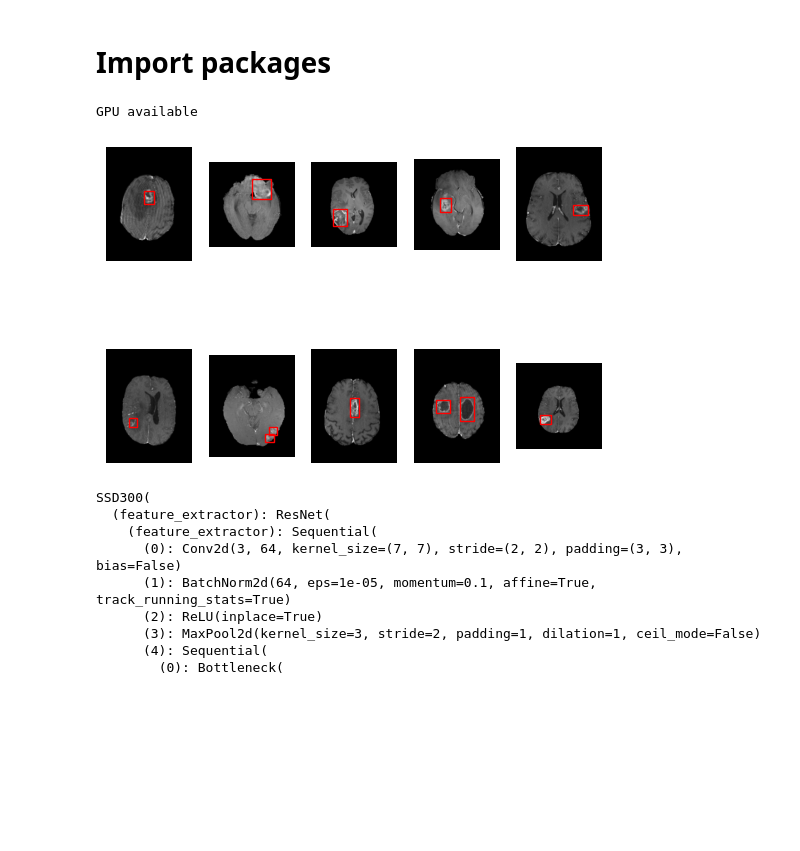
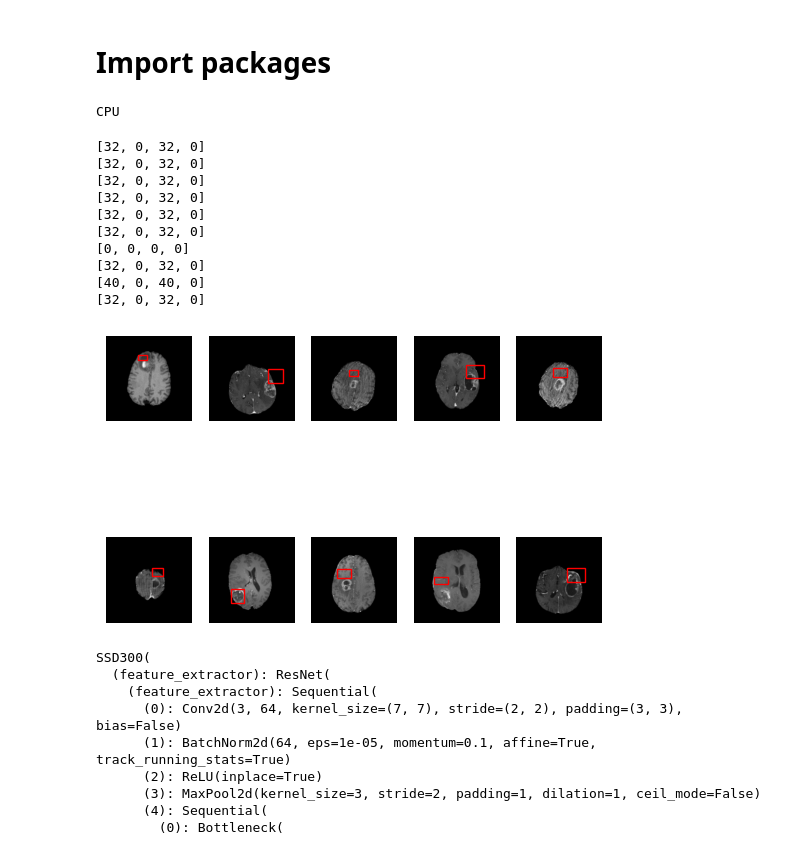
Before and after one commit to nellynygren/TumorDetection, a Jupyter notebook: tumor_detect/tumor_detect.ipynb, the cells around one changed output. Saved outputs shown, nothing was run; the diff lists cells and outputs as text; code cells hidden in the pictures; blank space fills up the shorter version.

Commit message:
Add function for padding images to squares

```diff
--- a/tumor_detect/tumor_detect.ipynb
+++ b/tumor_detect/tumor_detect.ipynb
@@ -51,8 +56,10 @@ with zipfile.ZipFile("data.zip","r") as zip_ref:
 # %%
 if torch.cuda.is_available():
   print("GPU available")
+else:
+  print("CPU")
 # %% [output]
-GPU available
+CPU
 # %%
 dataset_path = './input/brain-tumor-object-detection-datasets/axial_t1wce_2_class/'
 #dataset_path = './input/brain-tumor-object-detection-datasets/coronal_t1wce_2_class/'
@@ -70,38 +78,64 @@ train_labels = os.listdir(train_label_path)
 test_images = os.listdir(test_im_path)
 test_labels = os.listdir(test_label_path)
 # %%
+# Make this into a class method when want to use as a transform
+def pad2square(image):
+    max_size = max(image.size)
+    pad_left,pad_top = [(max_size - s)//2 for s in image.size]
+    pad_right,pad_bottom = [(max_size - (s + pad)) for s, pad in zip(image.size, [pad_left, pad_top])]
+    pad = [pad_left, pad_top, pad_right, pad_bottom]
+    print(pad)
+    image = T.functional.pad(image,pad,0,'constant')
+    return image
+
 def plot_images_bb():
     plt.Figure(figsize=(100,50))
     for i, c in enumerate(np.random.randint(0, len(train_labels), size=10), start=1):
         ax=plt.subplot(2,5,i)
         #fig,ax = plt.subplots()
-        im = plt.imread(train_im_path+train_images[c])
-        im_sz_x,im_sz_y = im.shape
+        im = Image.open(train_im_path+train_images[c])
+        im_sz_x,im_sz_y = im.size
+
+        # Image transformations
+        im = pad2square(im)
+
+
+
         plt.axis('off')
         plt.imshow(im, cmap='gray')
         filename = train_label_path+train_labels[c]
         filename = train_label_path+train_images[c][0:-4]+'.txt'
         with open(filename) as f:
             lines = f.readlines()
             lines = [line.split() for line in lines]
         f.close()
         for line in lines:
             # Create a Rectangle patch
             line = [float(num) for num in line]
 
             bb_sz_x = line[4]*im_sz_x
             bb_sz_y = line[3]*im_sz_y
             bb_pos_x = line[2]*im_sz_x - bb_sz_x/2
             bb_pos_y = line[1]*im_sz_y - bb_sz_y/2
             bb_true = patches.Rectangle((bb_pos_y, bb_pos_x), bb_sz_y, bb_sz_x, linewidth=1, edgecolor='r', facecolor='None')
             # Add the patch to the Axes
             ax.add_patch(bb_true)
 
     #plt.savefig('figures/example_sagittal.png')
 
 plot_images_bb()
 # %% [output]
+[32, 0, 32, 0]
+[32, 0, 32, 0]
+[32, 0, 32, 0]
+[32, 0, 32, 0]
+[32, 0, 32, 0]
+[32, 0, 32, 0]
+[0, 0, 0, 0]
+[32, 0, 32, 0]
+[40, 0, 40, 0]
+[32, 0, 32, 0]
-[figure, old version]
+[figure, new version]
 # %%
 ssd_model = torch.hub.load('NVIDIA/DeepLearningExamples:torchhub', 'nvidia_ssd')
 utils = torch.hub.load('NVIDIA/DeepLearningExamples:torchhub', 'nvidia_ssd_processing_utils')
```
Also changed, not shown: parts of 3 cells of this notebook.
